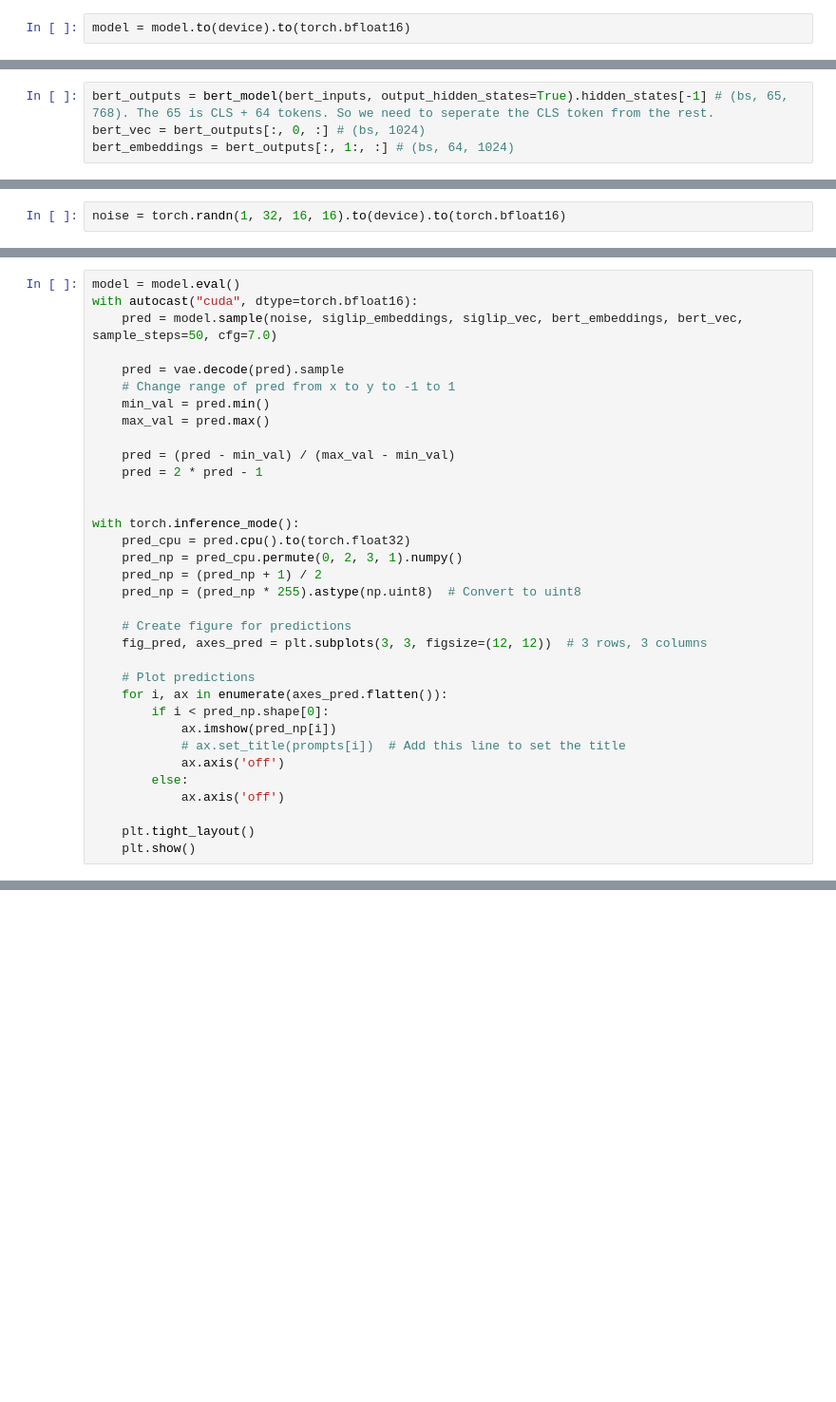
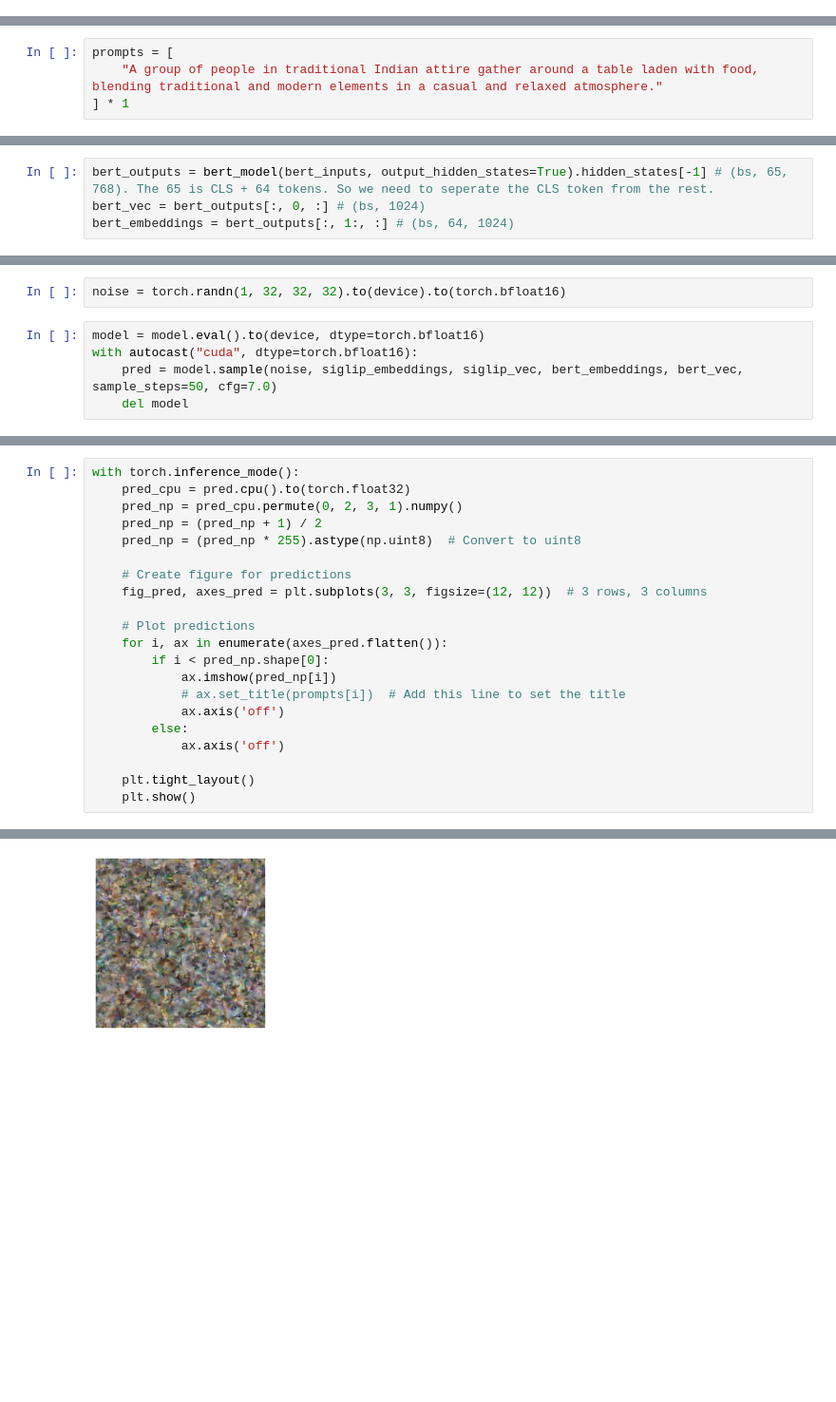
Before and after one commit to geronimi73/reimei, a Jupyter notebook: test_model.ipynb, the cells around one changed output, grey strips where cells are left out. Shown: that part at 95% size. Cells and saved outputs as stored; diff of their text form; blank space fills up the shorter version.

```diff
--- a/test_model.ipynb
+++ b/test_model.ipynb
@@ -62,8 +62,6 @@ DTYPE = torch.bfloat16
 # %%
 model = ReiMei(params)
 # model.load_state_dict(torch.load("models/microdit_model_and_optimizer_epoch_40_f32.pt")['model_state_dict'])
-# %%
-model = model.to(device).to(torch.bfloat16)
 # %%
 # Print the number of parameters in the model
 print("Number of parameters in the model: ", sum(p.numel() for p in model.parameters()))
@@ -90,3 +78,7 @@ prompts = [
+# %%
+prompts = [
+    "A group of people in traditional Indian attire gather around a table laden with food, blending traditional and modern elements in a casual and relaxed atmosphere."
+] * 1
 # %%
 siglip_inputs = []
 for prompt in prompts:
@@ -130,2 +130,7 @@ siglip_embeddings.shape,
 # %%
-noise = torch.randn(1, 32, 16, 16).to(device).to(torch.bfloat16)
+noise = torch.randn(1, 32, 32, 32).to(device).to(torch.bfloat16)
+# %%
+model = model.eval().to(device, dtype=torch.bfloat16)
+with autocast("cuda", dtype=torch.bfloat16):
+    pred = model.sample(noise, siglip_embeddings, siglip_vec, bert_embeddings, bert_vec, sample_steps=50, cfg=7.0)
+    del model
@@ -132,17 +155,4 @@ noise = torch.randn(1, 32, 16, 16).to(device).to(torch.bfloat16)
 # %%
-model = model.eval()
-with autocast("cuda", dtype=torch.bfloat16):
-    pred = model.sample(noise, siglip_embeddings, siglip_vec, bert_embeddings, bert_vec, sample_steps=50, cfg=7.0)
-
-    pred = vae.decode(pred).sample
-    # Change range of pred from x to y to -1 to 1
-    min_val = pred.min()
-    max_val = pred.max()
-
-    pred = (pred - min_val) / (max_val - min_val)
-    pred = 2 * pred - 1
-
-
 with torch.inference_mode():
     pred_cpu = pred.cpu().to(torch.float32)
     pred_np = pred_cpu.permute(0, 2, 3, 1).numpy()
@@ -167,0 +177 @@ KeyboardInterrupt:
+[figure, added]
```
Also changed, not shown: parts of 12 cells of this notebook, 3 other files.
